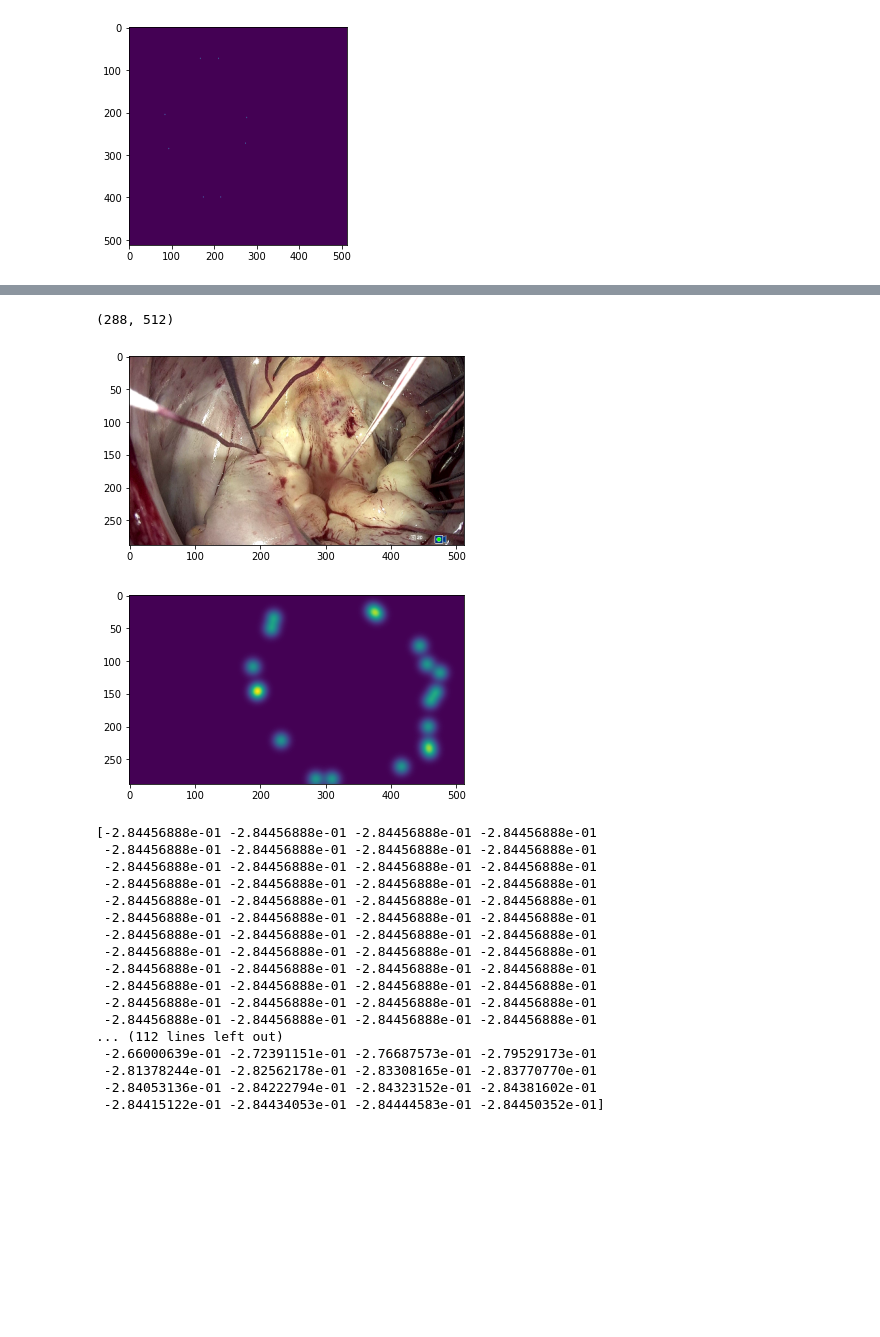
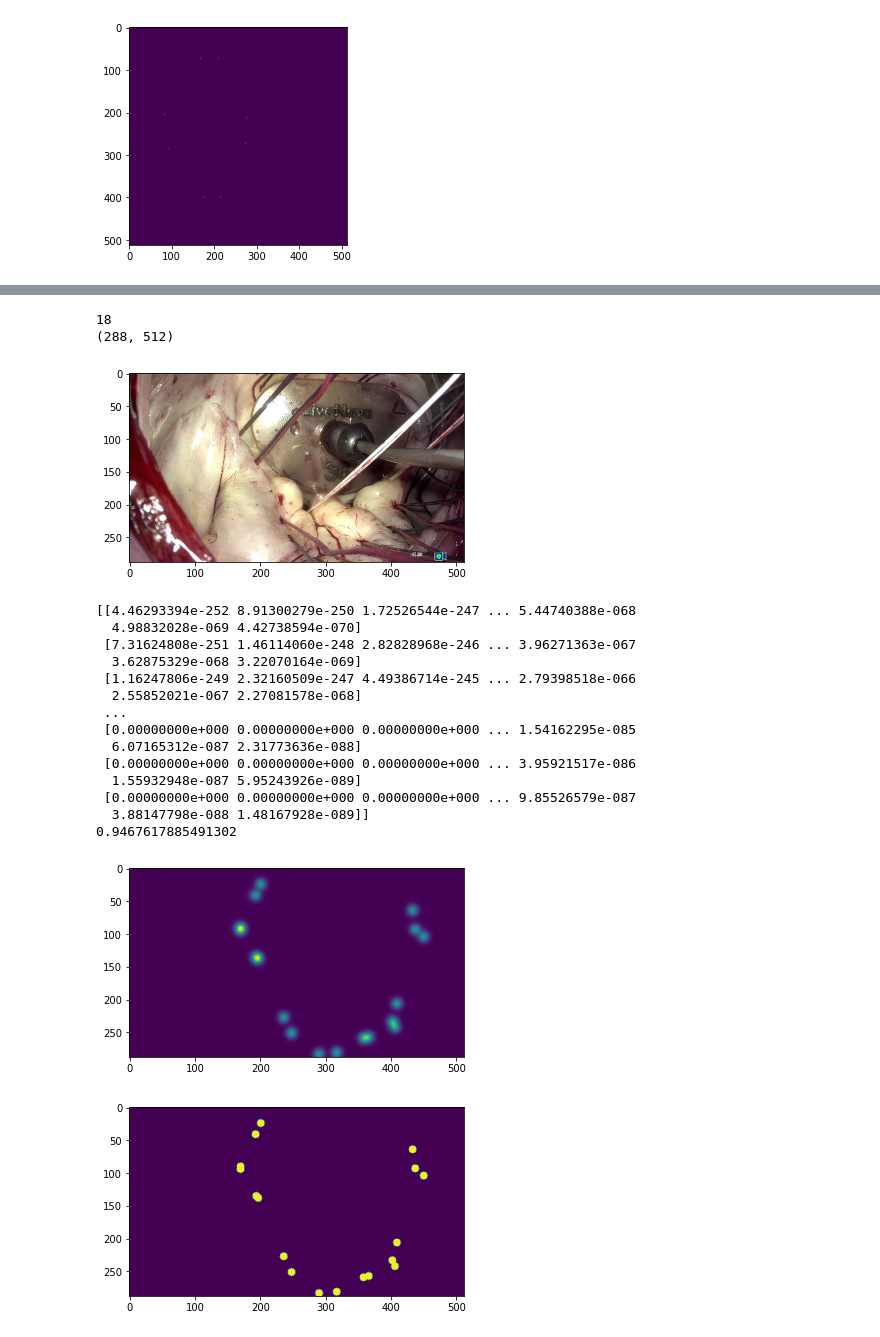
Before and after one commit to nekomiao123/medical, a Jupyter notebook: Baseline.ipynb, the cells around one changed output, grey strips where cells are left out. Saved outputs shown, nothing was run; the diff lists cells and outputs as text; code cells hidden in the pictures; blank space fills up the shorter version.

```diff
--- a/Baseline.ipynb
+++ b/Baseline.ipynb
@@ -273,37 +281,44 @@ def normalize(image):
 # %%
 from PIL import Image
 import os
 base_path = "./Traindata/aicm11/Ch1_008_CH001_V"
 
-image_path = os.path.join(base_path, "images/OR_000095.png")
+image_path = os.path.join(base_path, "images/OR_000105.png")
 realimg = Image.open(image_path)
-label_path = os.path.join(base_path, "point_labels/OR_000095.json")
+label_path = os.path.join(base_path, "point_labels/OR_000105.json")
 
 img = heatmap_generator(label_path)
-img = normalize(img)
+img2 = label2mask(label_path)
 
 print(img.shape)
 plt.imshow(realimg); plt.show()
-plt.imshow(img); plt.show()
-print(img[144])
+
+plt.imshow(img)
+print(img)
+print(img[94][170])
+plt.savefig('./pic/heatmap.png')
+plt.show()
+
+plt.imshow(img2)
+plt.savefig('./pic/labelmap.png')
+plt.show()
 # %% [output]
+18
 (288, 512)
-[figure, old version]
+[figure, new version]
+[[4.46293394e-252 8.91300279e-250 1.72526544e-247 ... 5.44740388e-068
+  4.98832028e-069 4.42738594e-070]
+ [7.31624808e-251 1.46114060e-248 2.82828968e-246 ... 3.96271363e-067
+  3.62875329e-068 3.22070164e-069]
+ [1.16247806e-249 2.32160509e-247 4.49386714e-245 ... 2.79398518e-066
+  2.55852021e-067 2.27081578e-068]
+ ...
+ [0.00000000e+000 0.00000000e+000 0.00000000e+000 ... 1.54162295e-085
+  6.07165312e-087 2.31773636e-088]
+ [0.00000000e+000 0.00000000e+000 0.00000000e+000 ... 3.95921517e-086
+  1.55932948e-087 5.95243926e-089]
+ [0.00000000e+000 0.00000000e+000 0.00000000e+000 ... 9.85526579e-087
+  3.88147798e-088 1.48167928e-089]]
+0.9467617885491302
-[figure, old version]
+[figure, new version]
-[-2.84456888e-01 -2.84456888e-01 -2.84456888e-01 -2.84456888e-01
- -2.84456888e-01 -2.84456888e-01 -2.84456888e-01 -2.84456888e-01
- -2.84456888e-01 -2.84456888e-01 -2.84456888e-01 -2.84456888e-01
- -2.84456888e-01 -2.84456888e-01 -2.84456888e-01 -2.84456888e-01
- -2.84456888e-01 -2.84456888e-01 -2.84456888e-01 -2.84456888e-01
- -2.84456888e-01 -2.84456888e-01 -2.84456888e-01 -2.84456888e-01
- -2.84456888e-01 -2.84456888e-01 -2.84456888e-01 -2.84456888e-01
- -2.84456888e-01 -2.84456888e-01 -2.84456888e-01 -2.84456888e-01
- -2.84456888e-01 -2.84456888e-01 -2.84456888e-01 -2.84456888e-01
- -2.84456888e-01 -2.84456888e-01 -2.84456888e-01 -2.84456888e-01
- -2.84456888e-01 -2.84456888e-01 -2.84456888e-01 -2.84456888e-01
- -2.84456888e-01 -2.84456888e-01 -2.84456888e-01 -2.84456888e-01
-... (112 lines left out)
- -2.66000639e-01 -2.72391151e-01 -2.76687573e-01 -2.79529173e-01
- -2.81378244e-01 -2.82562178e-01 -2.83308165e-01 -2.83770770e-01
- -2.84053136e-01 -2.84222794e-01 -2.84323152e-01 -2.84381602e-01
- -2.84415122e-01 -2.84434053e-01 -2.84444583e-01 -2.84450352e-01]
+[figure, added]
```
Also changed, not shown: parts of 2 cells of this notebook, 12 other files.
